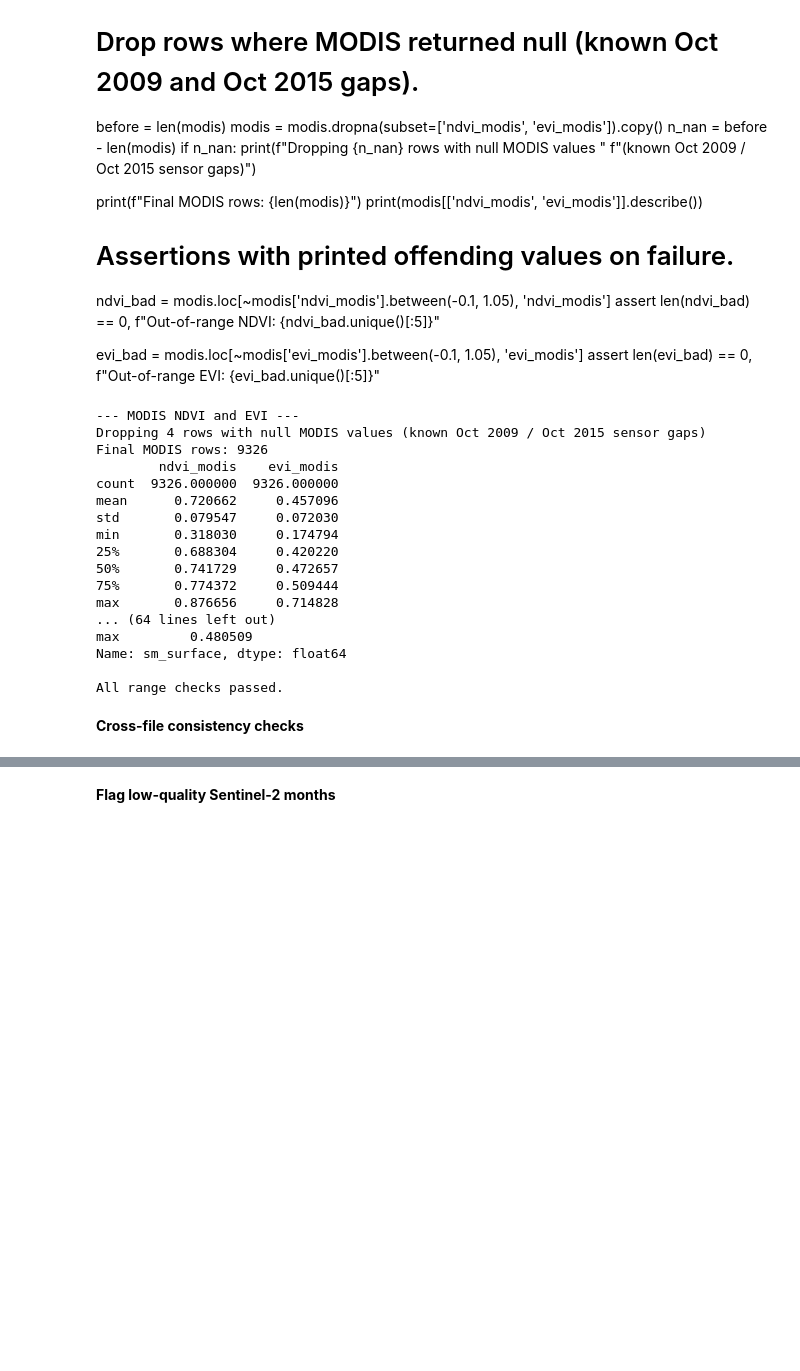
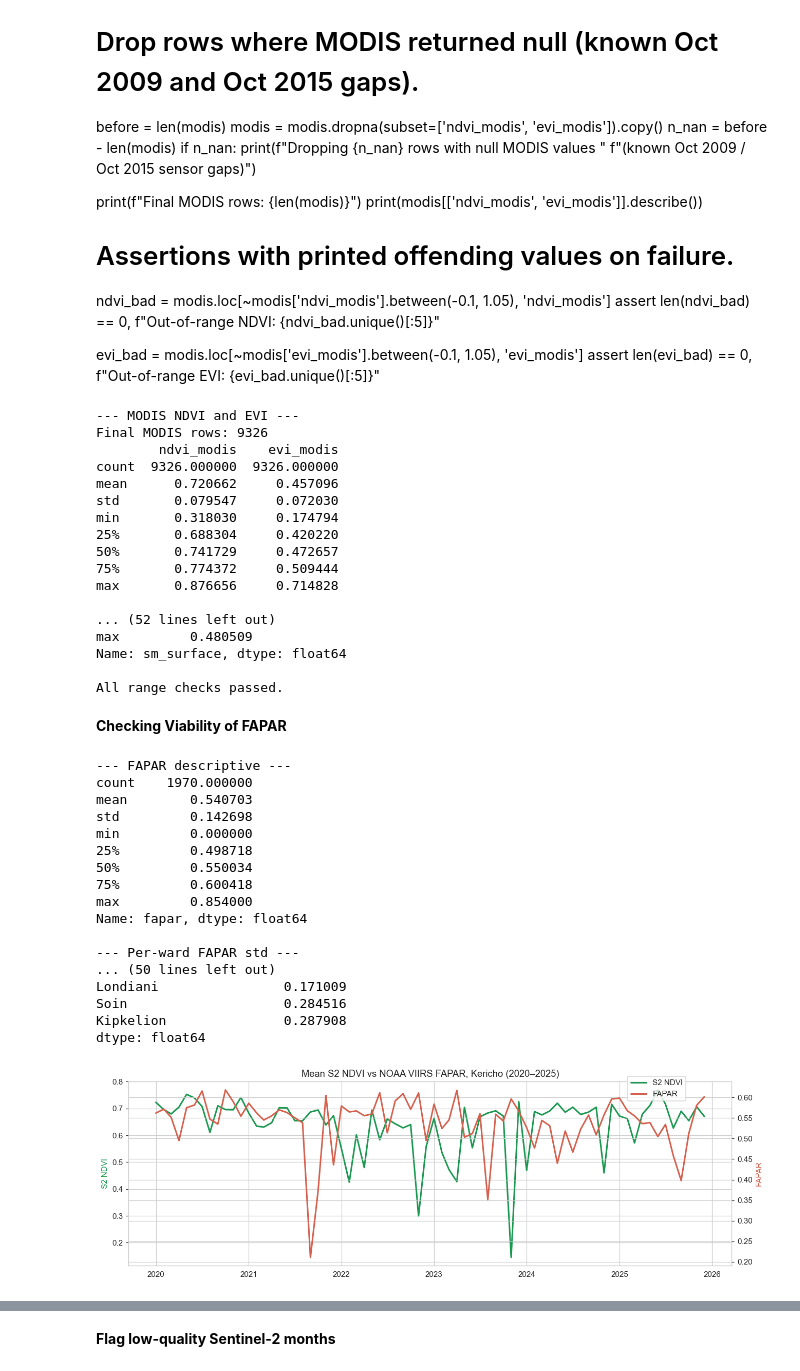
Before and after one commit to kiptoorono/Kericho-Vegetation-Dyamics, a Jupyter notebook: Notebooks/Load_Merge_Data.ipynb, the cells around one changed output, grey strips where cells are left out. Drawn from its saved outputs; the diff is of its cells as text; code cells hidden in the pictures; blank space fills up the shorter version.

```diff
--- a/Notebooks/Load_Merge_Data.ipynb
+++ b/Notebooks/Load_Merge_Data.ipynb
@@ -79,7 +79,7 @@ FILES = {
     'modis':  'Kericho_Wards_MODIS_2000_2025.csv',
     'chirps': 'Kericho_Wards_CHIRPS_2020_2025.csv',
     'era5':   'Kericho_Wards_ERA5_2020_2025.csv',
-    'fapar':  'Kericho_Wards_FAPAR_2020_2025.csv',
+    # 'fapar':  'Kericho_Wards_FAPAR_2020_2025.csv',
     'smap':   'Kericho_Wards_SMAP_2020_2025.csv',
     'lc':     'Kericho_Wards_LandCover_2019.csv',
 }
@@ -118,11 +117,10 @@ fapar    shape=(2160, 10)  cols=10
 smap     shape=(2160, 10)  cols=10
 lc       shape=(30, 4)  cols=4
 # %%
-s2     = standardize(raw['s2'],     's2')
+s2     = standardize(raw['s2'],'s2')
 modis  = standardize(raw['modis'],  'modis')
 chirps = standardize(raw['chirps'], 'chirps')
 era5   = standardize(raw['era5'],   'era5')
-fapar  = standardize(raw['fapar'],  'fapar')
 smap   = standardize(raw['smap'],   'smap')
 lc     = standardize(raw['lc'],     'lc')
 
@@ -323,16 +277,6 @@ print(era5['sm_era5_l1'].describe())
 sm_bad = era5.loc[~era5['sm_era5_l1'].between(0, 0.6), 'sm_era5_l1']
 assert len(sm_bad) == 0, f"Out-of-range ERA5 soil moisture: {sm_bad.unique()[:5]}"
 
-
-# --- FAPAR ---
-print('\n--- FAPAR ---')
-fapar = fapar.dropna(subset=['fapar']).copy()
-print(fapar['fapar'].describe())
-
-fapar_bad = fapar.loc[~fapar['fapar'].between(0, 1), 'fapar']
-assert len(fapar_bad) == 0, f"Out-of-range FAPAR: {fapar_bad.unique()[:5]}"
-
-
 # --- SMAP surface soil moisture ---
 print('\n--- SMAP surface soil moisture (m³/m³) ---')
 smap = smap.dropna(subset=['sm_surface']).copy()
@@ -345,7 +289,6 @@ assert len(smap_bad) == 0, f"Out-of-range SMAP soil moisture: {smap_bad.unique()
 print('\nAll range checks passed.')
 # %% [output]
 --- MODIS NDVI and EVI ---
-Dropping 4 rows with null MODIS values (known Oct 2009 / Oct 2015 sensor gaps)
 Final MODIS rows: 9326
         ndvi_modis    evi_modis
 count  9326.000000  9326.000000
@@ -356,10 +299,9 @@ min       0.318030     0.174794
 50%       0.741729     0.472657
 75%       0.774372     0.509444
 max       0.876656     0.714828
-... (64 lines left out)
+
+... (52 lines left out)
 max         0.480509
 Name: sm_surface, dtype: float64
 
 All range checks passed.
-# %% [markdown]
-<b>Cross-file consistency checks</b>
@@ -406,0 +308,57 @@ if r < 0.3:
+# %% [markdown]
+<b>Checking Viability of FAPAR</b>
+# %%
+import matplotlib.pyplot as plt
+
+print('--- FAPAR descriptive ---')
+print(fapar['fapar'].describe())
+
+print('\n--- Per-ward FAPAR std ---')
+print(fapar.groupby('ward_name')['fapar'].std().describe())
+
+print('\n--- Per-ward mean FAPAR ---')
+print(fapar.groupby('ward_name')['fapar'].mean().describe())
+
+print('\n--- Correlation NDVI vs FAPAR, per ward ---')
+m = s2[['ward_name', 'month', 'ndvi_s2']].merge(
+    fapar[['ward_name', 'month', 'fapar']],
+    on=['ward_name', 'month'], how='inner'
+)
+per_ward_r = (m.groupby('ward_name')
+                .apply(lambda g: g['ndvi_s2'].corr(g['fapar']))
+                .sort_values())
+print(per_ward_r)
+
+# Quick visual: nationwide mean of each, plotted on the same time axis
+mm = m.groupby('month').agg(ndvi=('ndvi_s2', 'mean'),
+                             fapar=('fapar', 'mean')).reset_index()
+
+fig, ax1 = plt.subplots(figsize=(12, 4))
+ax1.plot(mm['month'], mm['ndvi'], color='#1a9850', lw=2, label='S2 NDVI')
+ax1.set_ylabel('S2 NDVI', color='#1a9850')
+ax2 = ax1.twinx()
+ax2.plot(mm['month'], mm['fapar'], color='#d6604d', lw=2, label='FAPAR')
+ax2.set_ylabel('FAPAR', color='#d6604d')
+ax1.set_title('Mean S2 NDVI vs NOAA VIIRS FAPAR, Kericho (2020–2025)')
+fig.legend(loc='upper right', bbox_to_anchor=(0.88, 0.95))
+plt.tight_layout()
+plt.show()
+# %% [output]
+--- FAPAR descriptive ---
+count    1970.000000
+mean        0.540703
+std         0.142698
+min         0.000000
+25%         0.498718
+50%         0.550034
+75%         0.600418
+max         0.854000
+Name: fapar, dtype: float64
+
+--- Per-ward FAPAR std ---
+... (50 lines left out)
+Londiani                0.171009
+Soin                    0.284516
+Kipkelion               0.287908
+dtype: float64
+[figure, added]
```
Also changed, not shown: parts of 24 cells of this notebook, 5 other files.
